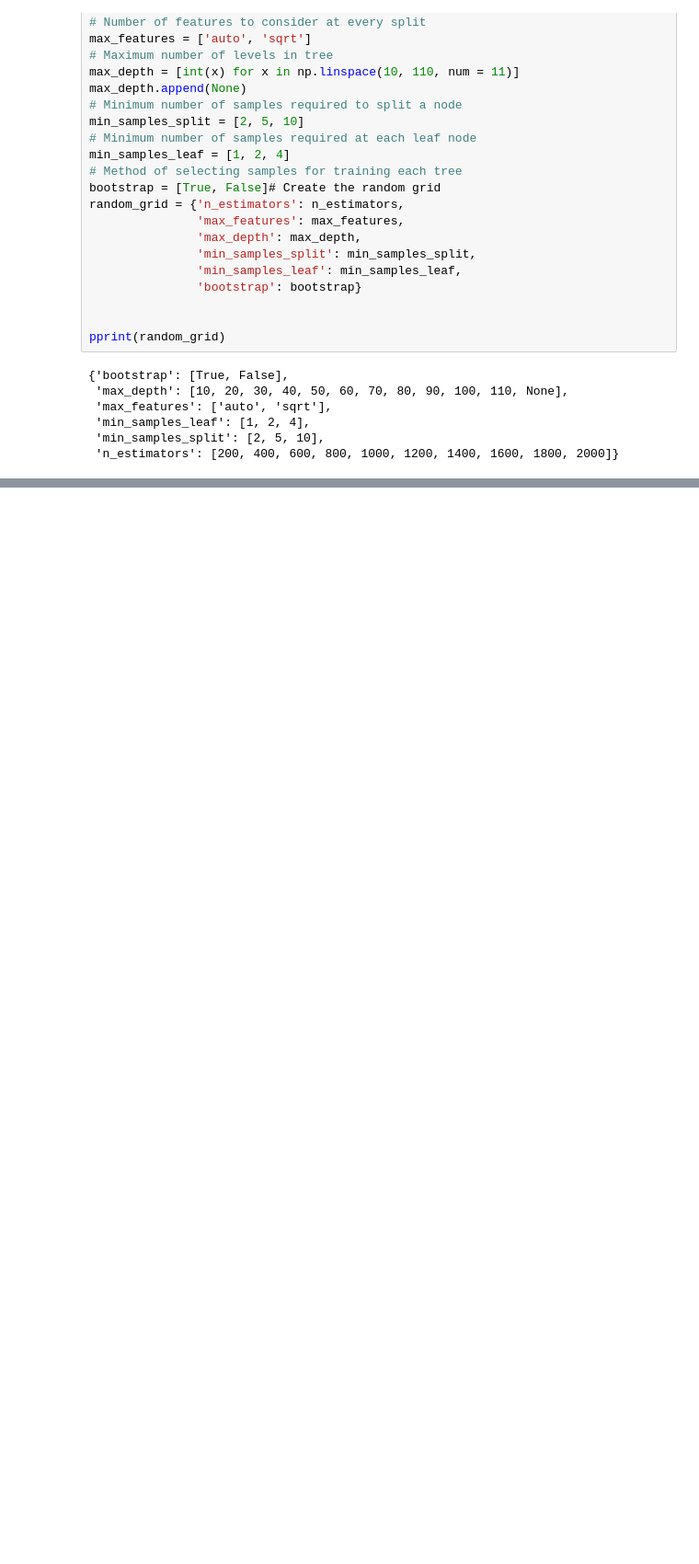
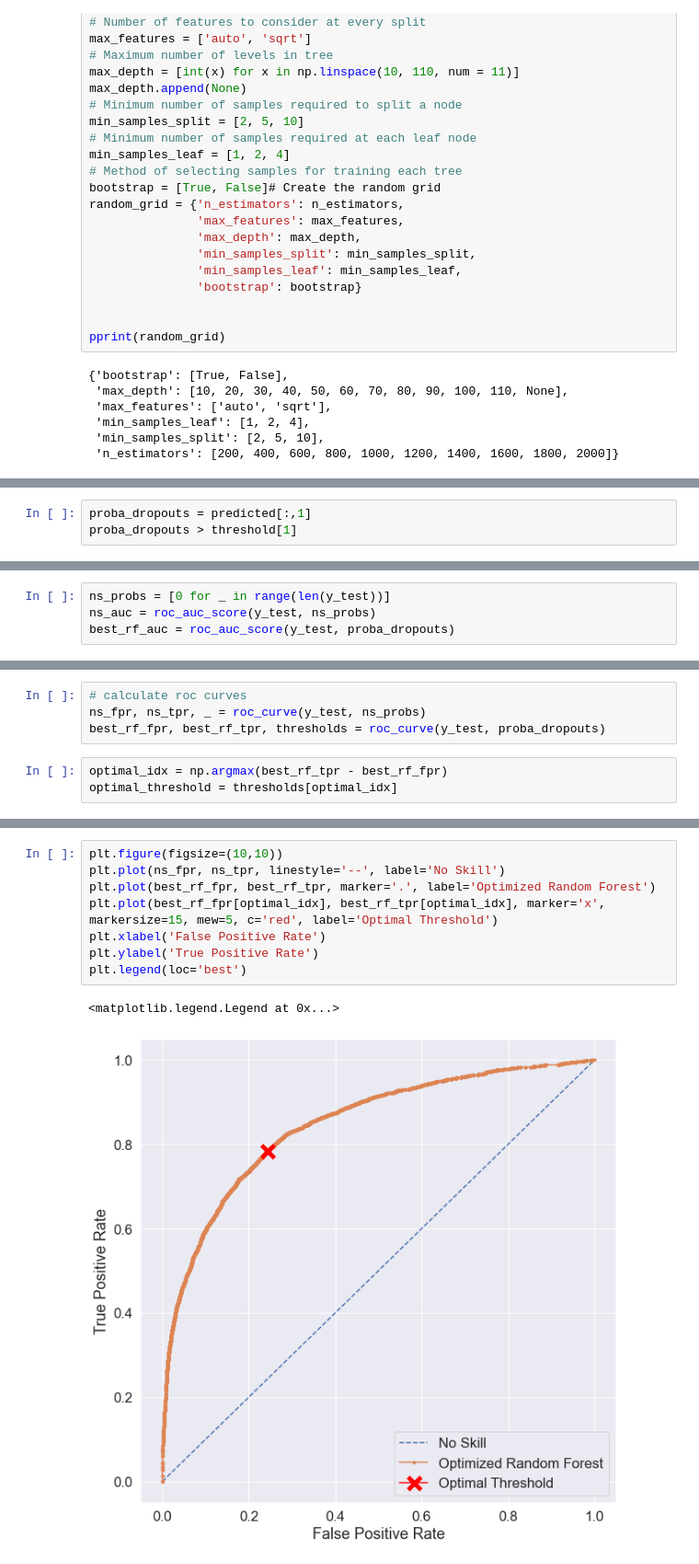
Before and after one commit to smileyfresh/dropout_predicting, a Jupyter notebook: 9th Grade Dropout Predictor.ipynb, the cells around one changed output, grey strips where cells are left out. Shown: that part at 92% size. Cells and saved outputs as stored; diff of their text form; blank space fills up the shorter version.

```diff
--- a/9th Grade Dropout Predictor.ipynb
+++ b/9th Grade Dropout Predictor.ipynb
@@ -435,0 +491,3 @@ print(round(accuracy,4,)*100, "%")
+# %%
+proba_dropouts = predicted[:,1]
+proba_dropouts > threshold[1]
@@ -435,0 +530,4 @@ print(round(accuracy,4,)*100, "%")
+# %%
+ns_probs = [0 for _ in range(len(y_test))]
+ns_auc = roc_auc_score(y_test, ns_probs)
+best_rf_auc = roc_auc_score(y_test, proba_dropouts)
@@ -435,0 +541,7 @@ print(round(accuracy,4,)*100, "%")
+# %%
+# calculate roc curves
+ns_fpr, ns_tpr, _ = roc_curve(y_test, ns_probs)
+best_rf_fpr, best_rf_tpr, thresholds = roc_curve(y_test, proba_dropouts)
+# %%
+optimal_idx = np.argmax(best_rf_tpr - best_rf_fpr)
+optimal_threshold = thresholds[optimal_idx]
@@ -435,0 +556,11 @@ print(round(accuracy,4,)*100, "%")
+# %%
+plt.figure(figsize=(10,10))
+plt.plot(ns_fpr, ns_tpr, linestyle='--', label='No Skill')
+plt.plot(best_rf_fpr, best_rf_tpr, marker='.', label='Optimized Random Forest')
+plt.plot(best_rf_fpr[optimal_idx], best_rf_tpr[optimal_idx], marker='x', markersize=15, mew=5, c='red', label='Optimal Threshold')
+plt.xlabel('False Positive Rate')
+plt.ylabel('True Positive Rate')
+plt.legend(loc='best')
+# %% [output]
+<matplotlib.legend.Legend at 0x...>
+[figure, added]
```
Also changed, not shown: parts of 31 cells of this notebook, 2 other files.
